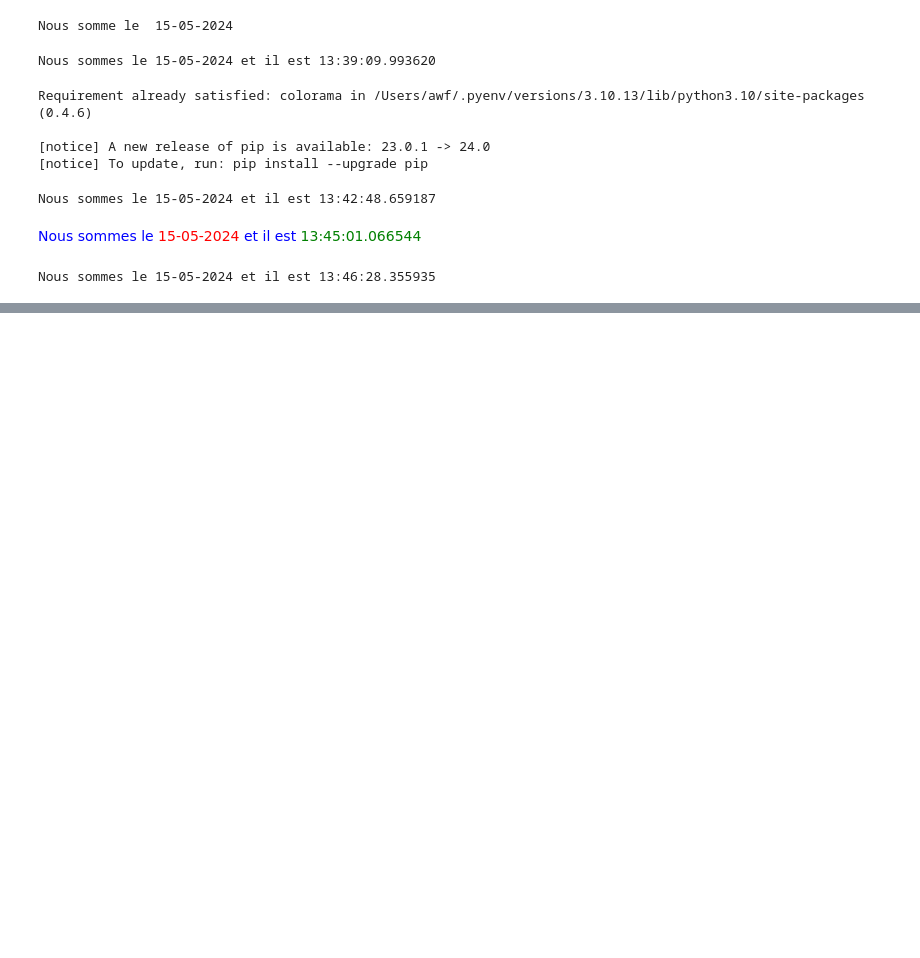
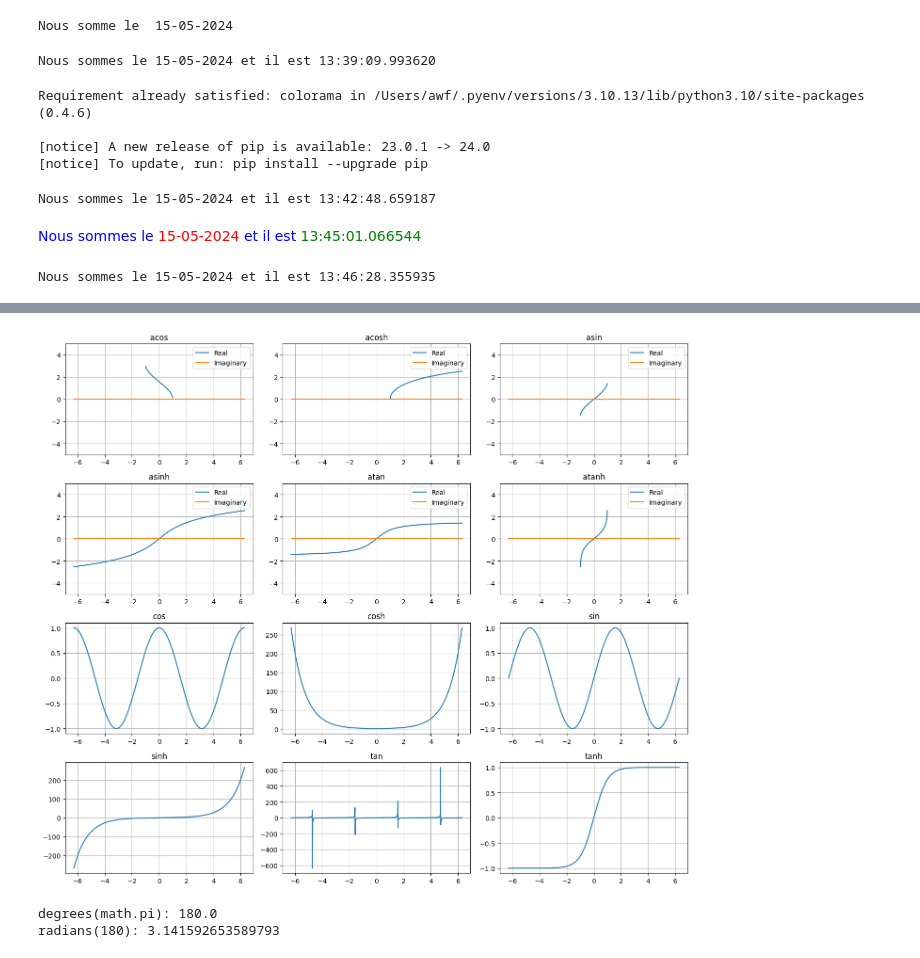
Before and after one commit to tawounfouet/w3schools-learning-tutorials, a Jupyter notebook: python-tutorials/08 - Useful Modules in Python.ipynb, the cells around one changed output, grey strips where cells are left out. Saved outputs shown, nothing was run; the diff lists cells and outputs as text; code cells hidden in the pictures; blank space fills up the shorter version.

Commit message:
exploring the math module

```diff
--- a/python-tutorials/08 - Useful Modules in Python.ipynb
+++ b/python-tutorials/08 - Useful Modules in Python.ipynb
@@ -374,0 +561,54 @@ Nous sommes le 15-05-2024 et il est 13:46:28.355935
+# %%
+import matplotlib.pyplot as plt
+import numpy as np
+import warnings
+
+# Generate values for the x-axis (angles in radians)
+angles = np.linspace(-2*np.pi, 2*np.pi, 1000)
+
+# Trigonometric functions
+trig_functions = {
+    "acos": np.arccos,
+    "acosh": np.arccosh,
+    "asin": np.arcsin,
+    "asinh": np.arcsinh,
+    "atan": np.arctan,
+    "atanh": np.arctanh,
+    "cos": np.cos,
+    "cosh": np.cosh,
+    "sin": np.sin,
+    "sinh": np.sinh,
+    "tan": np.tan,
+    "tanh": np.tanh
+}
+
+# Suppress runtime warnings
+warnings.filterwarnings("ignore", category=RuntimeWarning)
+
+# Plot trigonometric functions
+plt.figure(figsize=(14, 12))
+
+for i, (name, func) in enumerate(trig_functions.items(), start=1):
+    plt.subplot(4, 3, i)
+    if name in ['acos', 'acosh', 'asin', 'asinh', 'atan', 'atanh']:
+        plt.plot(angles, np.real(func(angles)), label='Real')
+        plt.plot(angles, np.imag(func(angles)), label='Imaginary')
+        plt.ylim(-5, 5)
+        plt.legend()
+    else:
+        plt.plot(angles, func(angles))
+
+    plt.title(name)
+    plt.grid(True)
+
+plt.tight_layout()
+plt.show()
+# %% [output]
+[figure, added]
+# %%
+# Angular conversion functions
+print("degrees(math.pi):", math.degrees(math.pi))
+print("radians(180):", math.radians(180))
+# %% [output]
+degrees(math.pi): 180.0
+radians(180): 3.141592653589793
```
Also changed, not shown: parts of 39 cells of this notebook.
